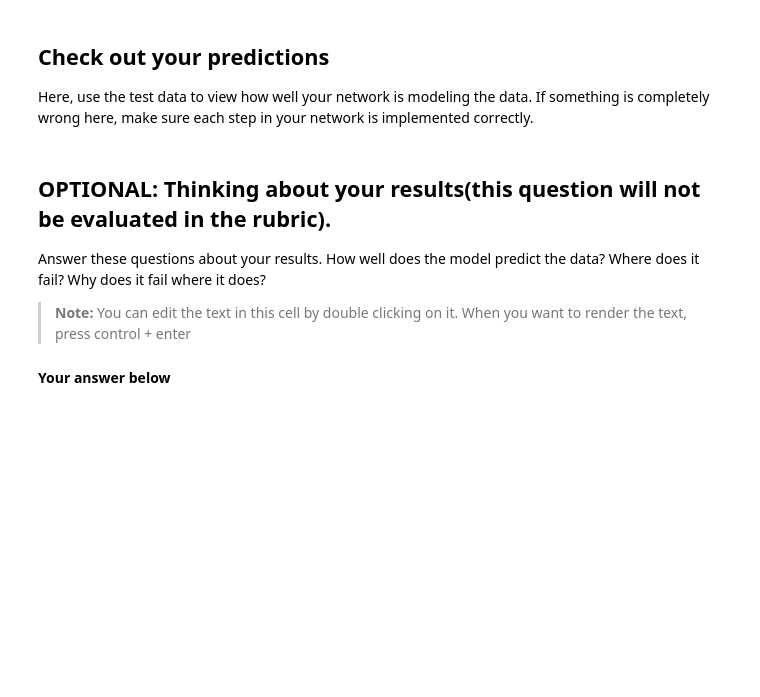
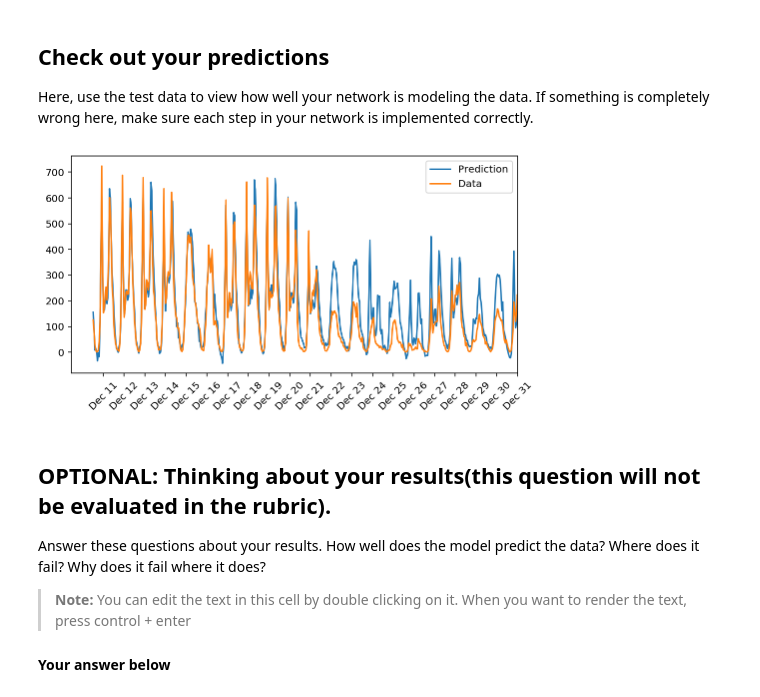
Before and after one commit to swonder23/bike-sharing, a Jupyter notebook: Your_first_neural_network.ipynb, the cells around one changed output. Drawn from its saved outputs; the diff is of its cells as text; code cells hidden in the pictures; blank space fills up the shorter version.

```diff
--- a/Your_first_neural_network.ipynb
+++ b/Your_first_neural_network.ipynb
@@ -236,17 +258,19 @@ Here, use the test data to view how well your network is modeling the data. If s
 # %%
 fig, ax = plt.subplots(figsize=(8,4))
 
 mean, std = scaled_features['cnt']
-predictions = network.run(test_features).T*std + mean
+predictions = network.run(test_features.values).T*std + mean
 ax.plot(predictions[0], label='Prediction')
 ax.plot((test_targets['cnt']*std + mean).values, label='Data')
 ax.set_xlim(right=len(predictions))
 ax.legend()
 
-dates = pd.to_datetime(rides.ix[test_data.index]['dteday'])
+dates = pd.to_datetime(rides.loc[test_data.index]['dteday'])
 dates = dates.apply(lambda d: d.strftime('%b %d'))
 ax.set_xticks(np.arange(len(dates))[12::24])
 _ = ax.set_xticklabels(dates[12::24], rotation=45)
+# %% [output]
+[figure, added]
 # %% [markdown]
 ## OPTIONAL: Thinking about your results(this question will not be evaluated in the rubric).
 
```
Also changed, not shown: parts of 5 cells of this notebook, 2 other files.
